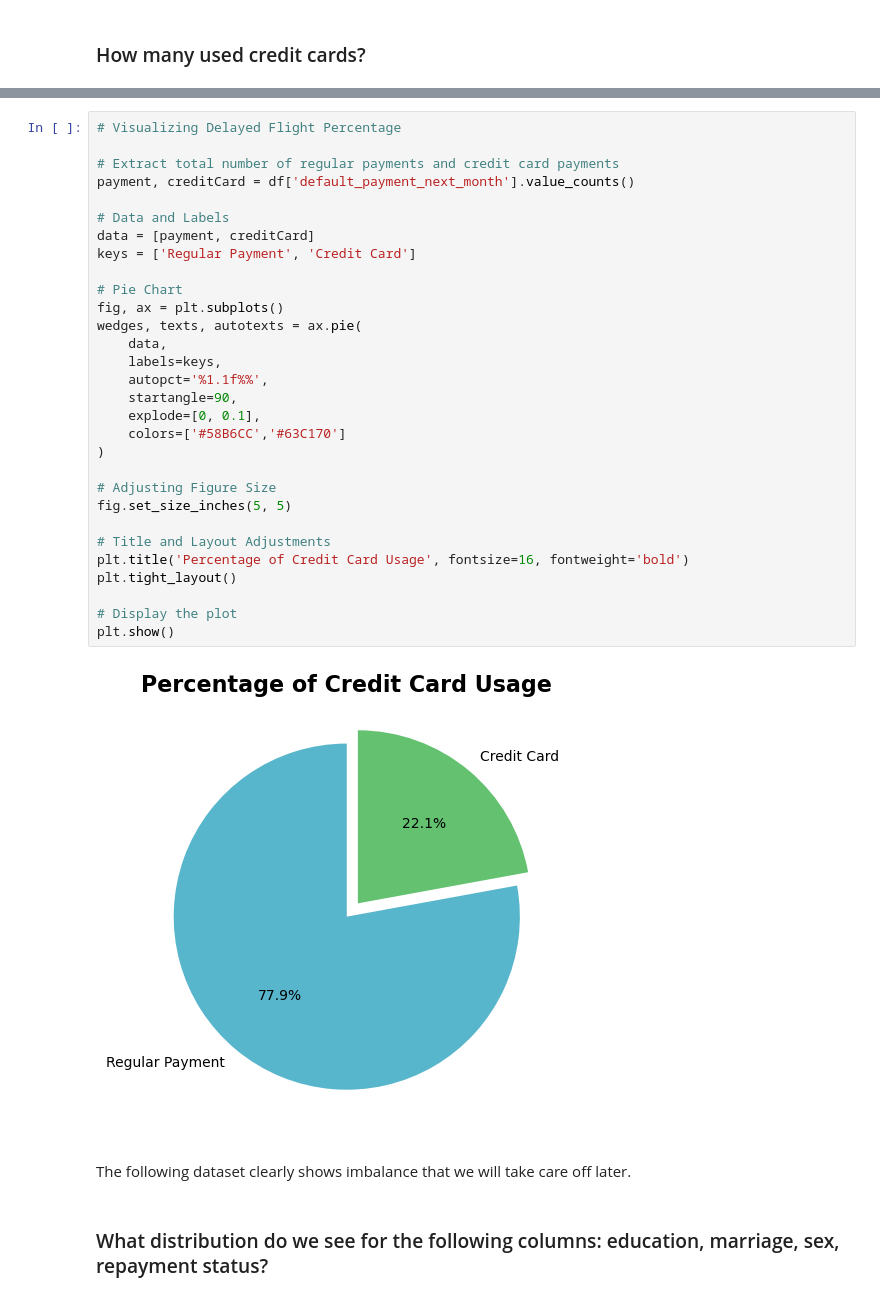
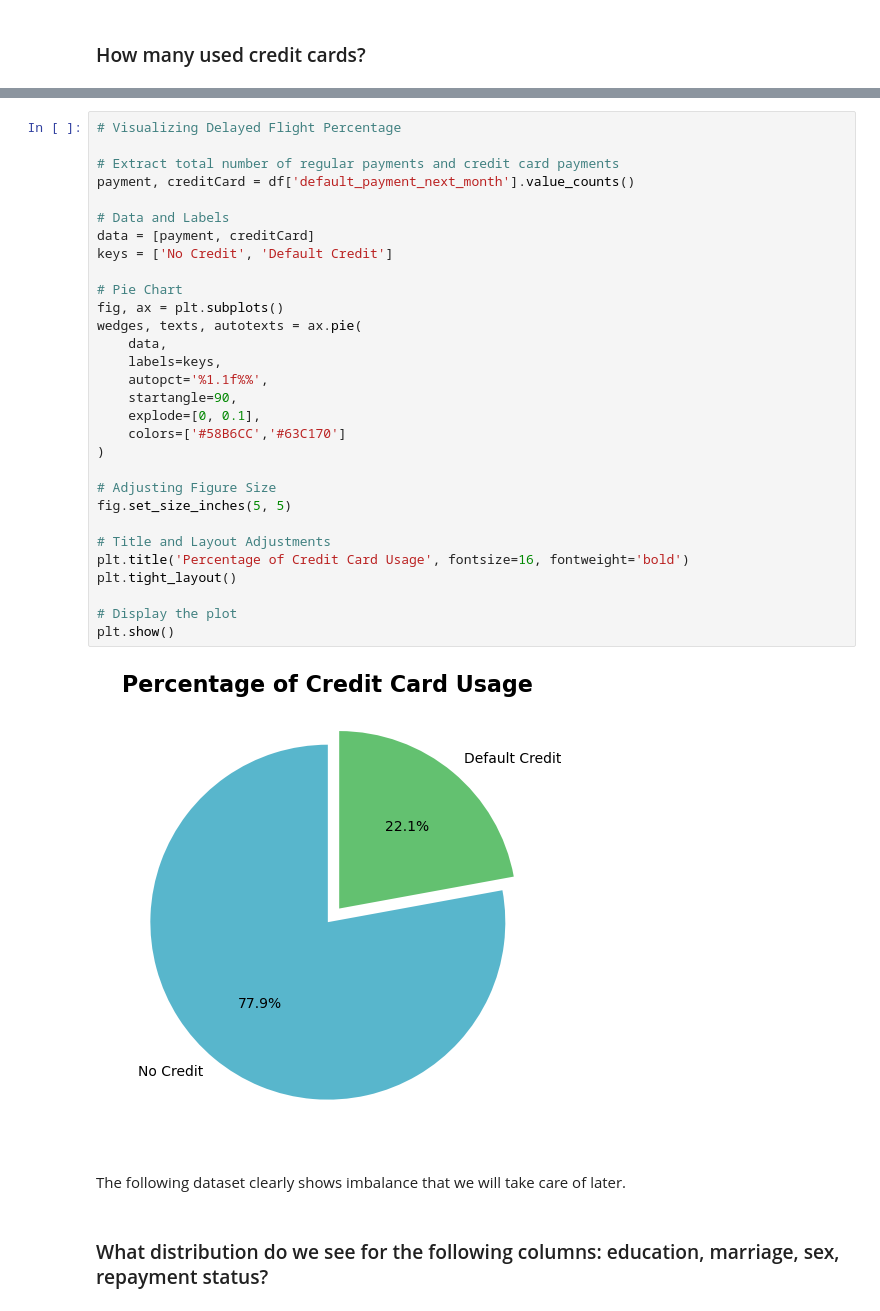
Before and after one commit to ohinson01/SDS-CP014-credit-card-default-pred, a Jupyter notebook: notebooks/olivia-hinson/olivia-credit-card-default-pred.ipynb, the cells around one changed output, grey strips where cells are left out. Cells and saved outputs as stored; diff of their text form.

```diff
--- a/notebooks/olivia-hinson/olivia-credit-card-default-pred.ipynb
+++ b/notebooks/olivia-hinson/olivia-credit-card-default-pred.ipynb
@@ -215,37 +217,37 @@ Name: count, dtype: float64
 # %%
 # Visualizing Delayed Flight Percentage
 
 # Extract total number of regular payments and credit card payments
 payment, creditCard = df['default_payment_next_month'].value_counts()
 
 # Data and Labels
 data = [payment, creditCard]
-keys = ['Regular Payment', 'Credit Card']
+keys = ['No Credit', 'Default Credit']
 
 # Pie Chart
 fig, ax = plt.subplots()
 wedges, texts, autotexts = ax.pie(
     data,
     labels=keys,
     autopct='%1.1f%%',
     startangle=90,
     explode=[0, 0.1],
     colors=['#58B6CC','#63C170']
 )
 
 # Adjusting Figure Size
 fig.set_size_inches(5, 5)
 
 # Title and Layout Adjustments
 plt.title('Percentage of Credit Card Usage', fontsize=16, fontweight='bold')
 plt.tight_layout()
 
 # Display the plot
 plt.show()
 # %% [output]
-[figure, old version]
+[figure, new version]
 # %% [markdown]
-The following dataset clearly shows imbalance that we will take care off later.
+The following dataset clearly shows imbalance that we will take care of later.
 # %% [markdown]
 ### What distribution do we see for the following columns: education, marriage, sex, repayment status?
 # %%
```
Also changed, not shown: parts of 13 cells of this notebook.
